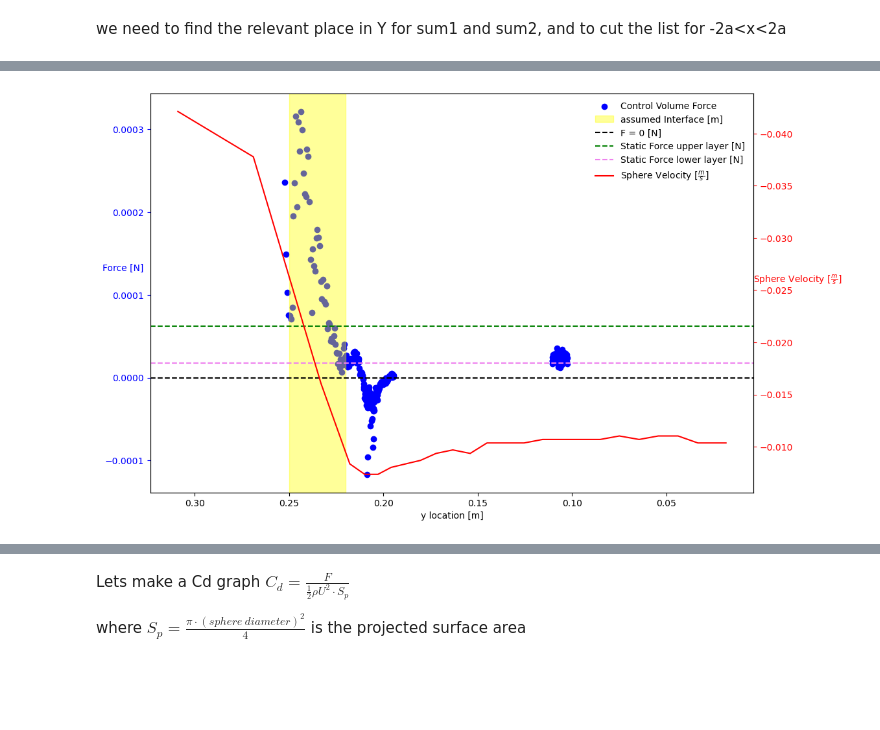
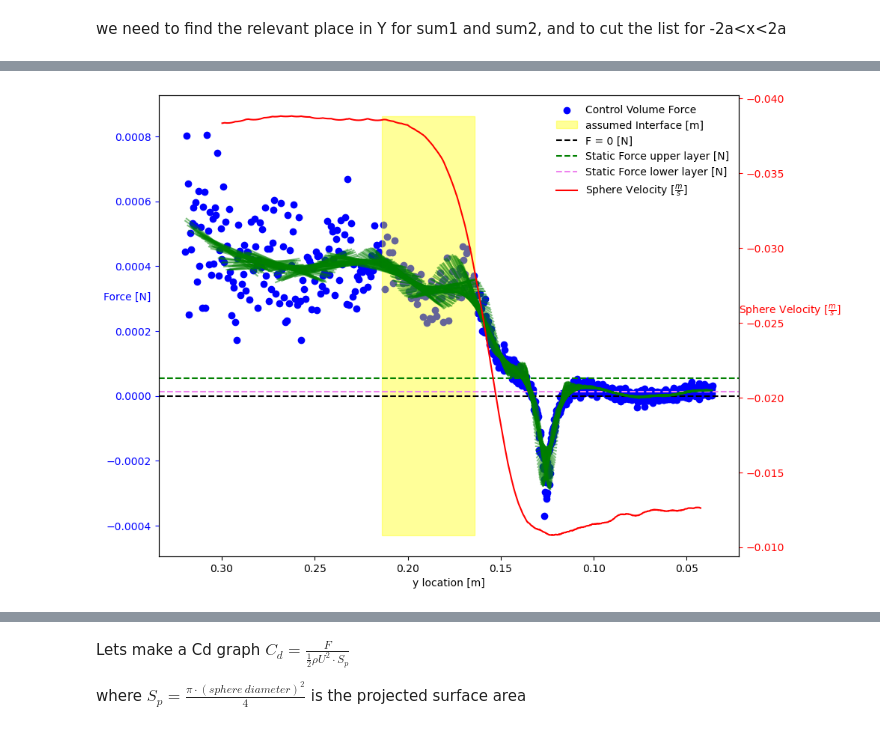
Before and after one commit to Morten10/PIV-analysis, a Jupyter notebook: Moving_control_volume.ipynb, the cells around one changed output, grey strips where cells are left out. Cells and saved outputs as stored; diff of their text form; code cells hidden in the pictures; blank space fills up the shorter version.

```diff
--- a/Moving_control_volume.ipynb
+++ b/Moving_control_volume.ipynb
@@ -39,7 +74,8 @@ sphere attributes
 # %%
-rho_sphere = 1134 # [kg/m^3]
+print(f'rho_sphere = {real_sphere_density} [kg/m^3]\nsphere_diameter = {sphere_diameter*1000} [mm]')
 sphere_volume = 4/3*pi*(sphere_diameter/2)**3
 sphere_mass = rho_sphere*sphere_volume
+sphere_mass = real_sphere_density*sphere_volume
 mg = sphere_mass*g
 print(f'mg = {mg} [N]')
 # %% [output]
@@ -89,10 +105,13 @@ y_velocity_meter_func = Mf.creat_callable_function_of_data(y_axis, y_velocity)
 # %% [markdown]
 $\color{red}$ Now we will set the sphere location with respect to PIV rectangle origin bottom left corner
+# %%
+time_to_location = Mf.create_callable_function_of_data(times_PTV, y_locations)
+time_to_velocity = Mf.create_callable_function_of_data(times_PTV, velocitys_meter_PTV)
 # %%
 #make "sphere location" origin (0,0) same as PIV origin (0,0)
-sphere_location_relativ_to_piv=[]
+sphere_location_relative_to_piv=[]
 for ind,el in enumerate(sphere_location_absolute):
-    sphere_location_relativ_to_piv.append([el[0]-PIV_origin_location[ind][0], el[1]-PIV_origin_location[ind][1]])
+    sphere_location_relative_to_piv.append([el[0]-PIV_origin_location[ind][0], el[1]-PIV_origin_location[ind][1]])
 
 # in pixel
-sphere_location_pixel = np.array(sphere_location_relativ_to_piv)*scaling_factor
+sphere_location_pixel = np.array(sphere_location_relative_to_piv)*scaling_factor
@@ -124,9 +174,9 @@ if True:
 # %%
 F_y = []
 F_y_and_loc = []
-b = 2*sphere_diameter
+F_y_and_time = []
 
-txt_files_path = Mf.files_in_folder(save_folder, 'txt', full_path = True)
+txt_files_path = Mf.files_in_folder(save_folder_multy, 'txt', full_path = True)
 txt_files_path_1 = []
 
 
@@ -272,17 +257,14 @@ plt.show()
 # %%
-import matplotlib.pyplot as plt
-
-import matplotlib.patches as patches
-
+F_y_and_loc_np = np.array(F_y_and_loc)
 # Create a figure and left axis
-fig, ax1 = plt.subplots(figsize=(12, 8))
+fig, ax1 = plt.subplots(figsize=(10, 8))
 # plt.title('Combined Graph')
 
 # Plot the data for the left axis (Force vs Location)
 ax1.scatter(F_y_and_loc_np[:, 0], F_y_and_loc_np[:, 1], label='Control Volume Force', color='blue')
 
 # Define the coordinates and dimensions of the rectangle
-rect_x = inteface_lower #[m]
+rect_x = interface_lower_location #[m]
 rect_width = interface_width
 rect_y = ax1.get_ylim()[0]
 rect_height = ax1.get_ylim()[1] - rect_y # Cover the entire y-axis range
@@ -298,32 +280,51 @@ ax1.axhline(y=-rho_function(0)*sphere_volume*g+mg, color='violet', linestyle='--
 ax1.set_xlabel('y location [m]')
 ax1.set_ylabel('Force [N]', color='blue', rotation=0, labelpad=-20, y=0.55)
 ax1.tick_params('y', colors='blue')
 # ax1.legend(loc='upper left', fancybox=True, framealpha=0)
 
+
+
 # Create a twin axis for the right axis (Sphere Velocity)
 ax2 = ax1.twinx()
-ax2.plot(y_axis, y_velocity, color='red', label=r'Sphere Velocity $ \left[ \frac {m} {s} \right]$')
+ax2.plot(y_locations, velocitys_meter_PTV, color='red', label=r'Sphere Velocity $ \left[ \frac {m} {s} \right]$')
 ax2.set_ylabel(r'Sphere Velocity $ \left[ \frac {m} {s} \right]$', color='red', rotation=0, labelpad=5, y=0.55)
 
 ax2.tick_params('y', colors='red')
 
 # Add legend
 lines, labels = ax1.get_legend_handles_labels()
 lines2, labels2 = ax2.get_legend_handles_labels()
 ax2.legend(lines + lines2, labels + labels2, fancybox=True, framealpha=0)
 
 # Invert x-axis
 ax1.invert_xaxis()
 ax2.invert_yaxis()
 
 
 # save?
 plt.savefig(os.path.join(save_folder, 'Combined Graph.svg'), transparent=True, bbox_inches='tight')
 # plt.savefig(os.path.join(save_folder, 'Combined Graph.png'), transparent=True, bbox_inches='tight', dpi = 1000)
 # plt.savefig(os.path.join(save_folder, 'Combined Graph.eps'), transparent=True, bbox_inches='tight')
 
 
+the_number = 60
+plot_precentage = 1
+for i in range(len(F_y_and_loc_np) - the_number):
+    if i<(len(F_y_and_loc_np) - the_number)*plot_precentage:
+        x_fit = F_y_and_loc_np[i:i+the_number+1, 0]
+        y_fit = F_y_and_loc_np[i:i+the_number+1, 1]
+
+        # Use np.polyfit to perform the least squares fit
+        coefficients = np.polyfit(x_fit, y_fit, deg=1)
+
+        # Create a smooth x-axis range for plotting the fitted curve
+        x_smooth = np.linspace(x_fit.min(), x_fit.max(), 100)
+
+        # Plot the fitted curve
+        ax1.plot(x_smooth, np.polyval(coefficients, x_smooth), color='green', alpha=0.5)
+
+
 # Show the plot
 plt.show()
 # %% [output]
-[figure, old version]
+[figure, new version]
```
Also changed, not shown: parts of 37 cells of this notebook, 3 other files.
